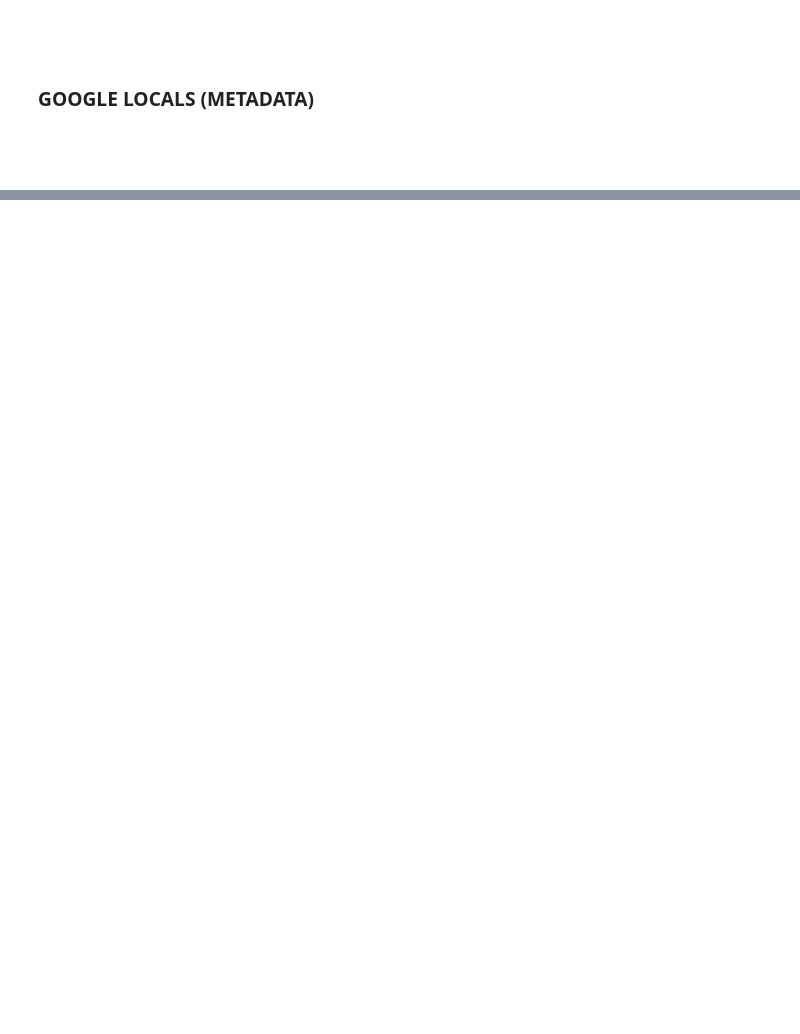
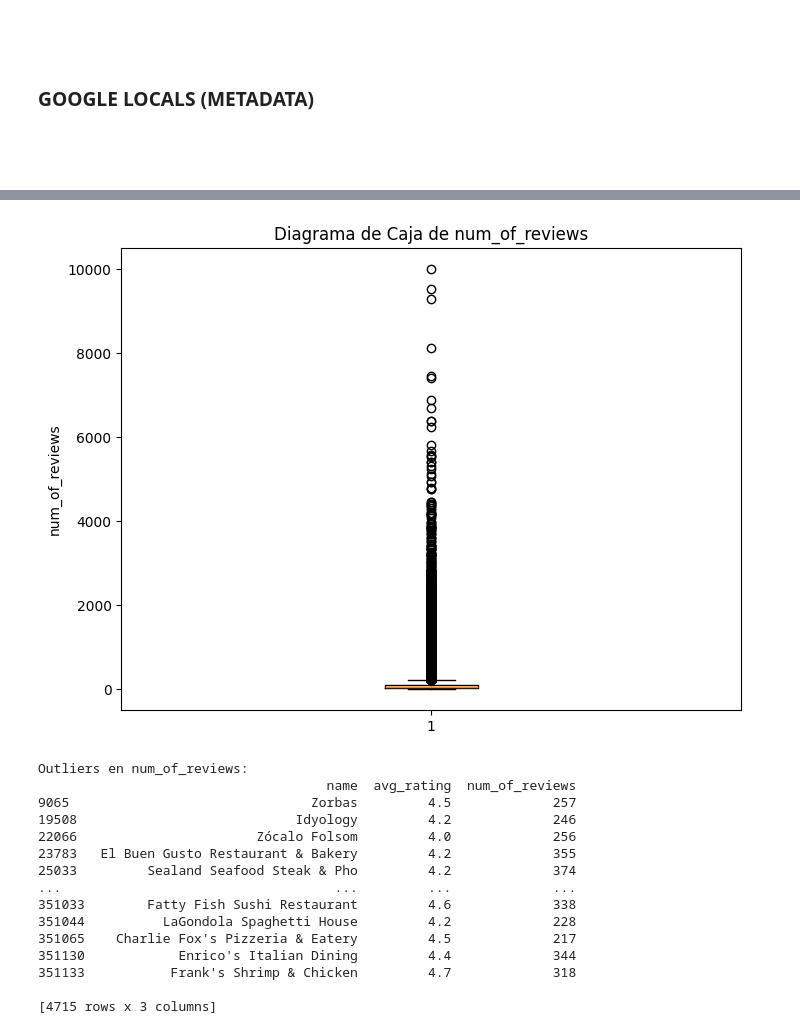
Before and after one commit to PierottiBR/YELP-GOOGLE-MAPS---REVIEWS-AND-RECOMMENDATIONS, a Jupyter notebook: EDA_google.ipynb, the cells around one changed output, grey strips where cells are left out. Drawn from its saved outputs; the diff is of its cells as text; code cells hidden in the pictures; blank space fills up the shorter version.

```diff
--- a/EDA_google.ipynb
+++ b/EDA_google.ipynb
@@ -312,0 +526,40 @@ print(all_categories.head(10))
+# %%
+# Diagrama de caja para num_of_reviews
+plt.figure(figsize=(8, 6))
+plt.boxplot(restaurant['num_of_reviews'])
+plt.title('Diagrama de Caja de num_of_reviews')
+plt.ylabel('num_of_reviews')
+plt.show()
+
+# Calcular el rango intercuartílico (IQR) para identificar outliers
+Q1 = restaurant['num_of_reviews'].quantile(0.25)
+Q3 = restaurant['num_of_reviews'].quantile(0.75)
+IQR = Q3 - Q1
+
+# Definir límites para outliers
+lower_limit = Q1 - 1.5 * IQR
+upper_limit = Q3 + 1.5 * IQR
+
+# Filtrar outliers
+outliers_num_of_reviews = restaurant[(restaurant['num_of_reviews'] < lower_limit) | (restaurant['num_of_reviews'] > upper_limit)]
+
+# Mostrar los outliers
+print("Outliers en num_of_reviews:")
+print(outliers_num_of_reviews[['name', 'avg_rating', 'num_of_reviews']])
+# %% [output]
+[figure, added]
+Outliers en num_of_reviews:
+                                     name  avg_rating  num_of_reviews
+9065                               Zorbas         4.5             257
+19508                            Idyology         4.2             246
+22066                       Zócalo Folsom         4.0             256
+23783   El Buen Gusto Restaurant & Bakery         4.2             355
+25033         Sealand Seafood Steak & Pho         4.2             374
+...                                   ...         ...             ...
+351033        Fatty Fish Sushi Restaurant         4.6             338
+351044          LaGondola Spaghetti House         4.2             228
+351065    Charlie Fox's Pizzeria & Eatery         4.5             217
+351130            Enrico's Italian Dining         4.4             344
+351133           Frank's Shrimp & Chicken         4.7             318
+
+[4715 rows x 3 columns]
```
Also changed, not shown: parts of 30 cells of this notebook.
